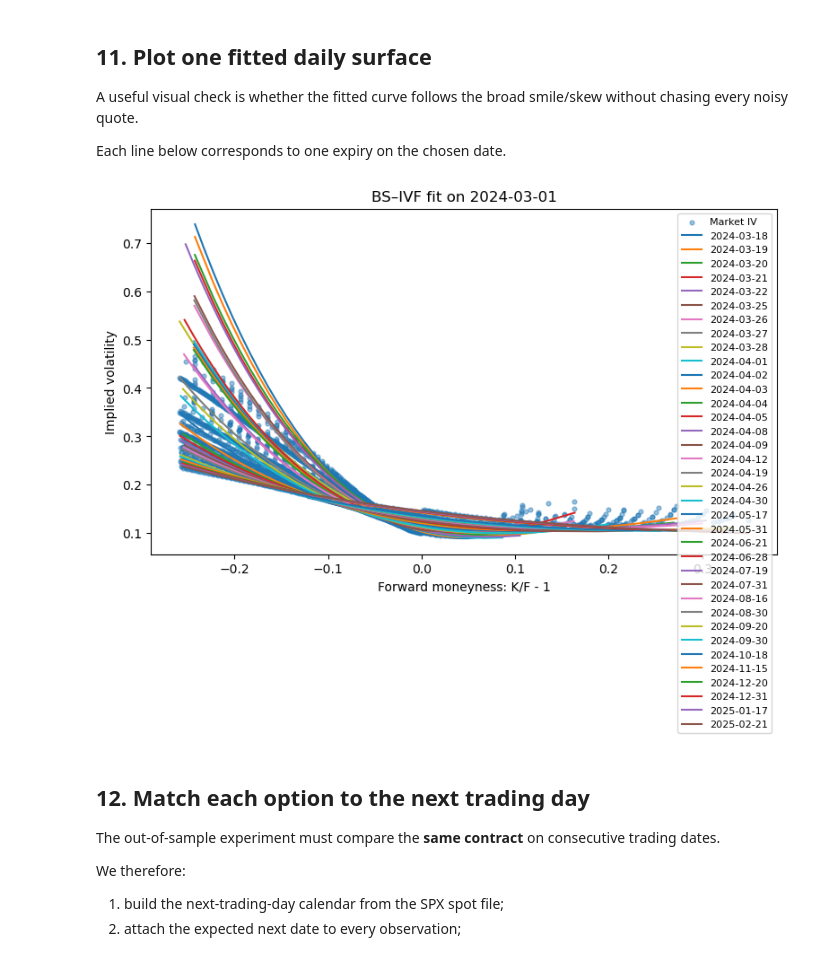
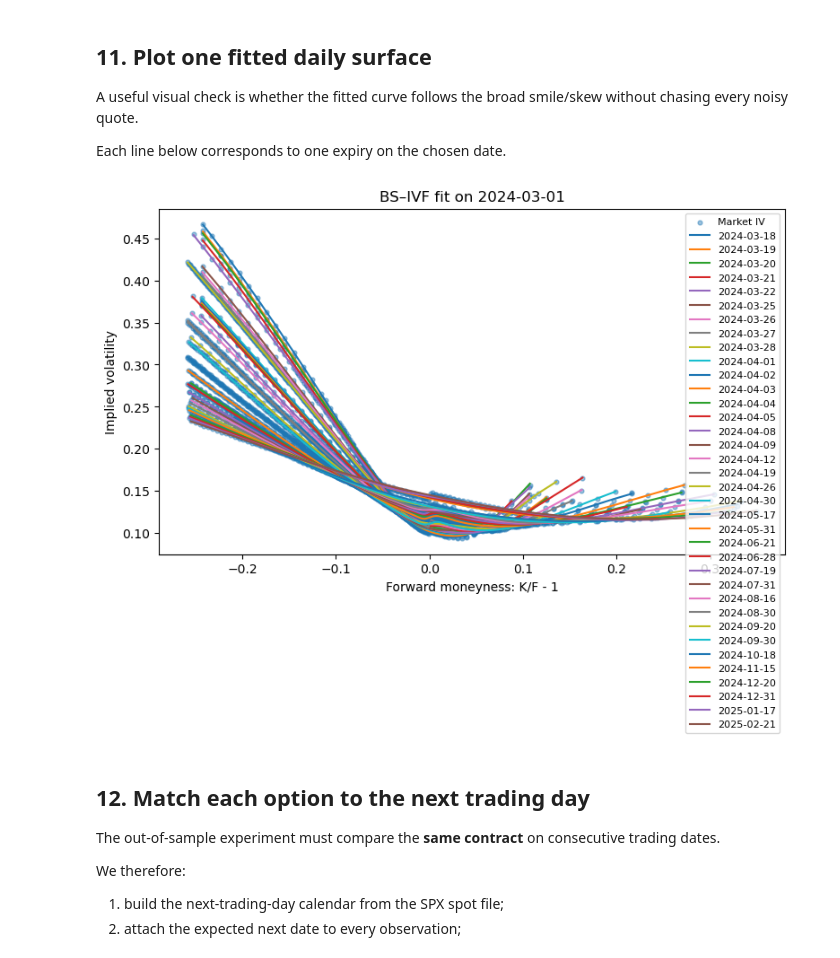
Before and after one commit to cxliuvictor/Exposition-to-NDEs, a Jupyter notebook: Codes/BS-IVF/BS_IVF_minimal_educational.ipynb, the cells around one changed output. Drawn from its saved outputs; the diff is of its cells as text; code cells hidden in the pictures.

Commit message:
cubic spline IVF (more interpolatory) fit, final BS-IVF as of now

```diff
--- a/Codes/BS-IVF/BS_IVF_minimal_educational.ipynb
+++ b/Codes/BS-IVF/BS_IVF_minimal_educational.ipynb
@@ -646,51 +639,37 @@ The fitted IV is then passed into the ordinary Black–Scholes formulas.
 
 A small positive floor is applied because an unconstrained polynomial can occasionally predict a negative volatility in the wings.
 # %%
-options = options.merge(
-    coefficients,
-    on=["date", "exdate"],
-    how="inner",
-)
+options = options.dropna(subset=["spline_iv"]).copy()
+options["spline_iv"] = options["spline_iv"].clip(0.01, 3.0)
 
-options["fitted_iv"] = (
-    options["beta_0"]
-    + options["beta_k"] * options["log_moneyness"]
-    + options["beta_k2"] * options["log_moneyness"]**2
-)
-
-options["fitted_iv"] = options["fitted_iv"].clip(0.01, 3.0)
-
-options["model_price"] = bs_price(
+options["spline_price"] = bs_price(
     options["cp_flag"].to_numpy(),
     options["forward_price"].to_numpy(),
     options["strike"].to_numpy(),
     options["T"].to_numpy(),
     options["discount"].to_numpy(),
-    options["fitted_iv"].to_numpy(),
+    options["spline_iv"].to_numpy(),
 )
 
-options["model_delta"] = bs_delta(
+options["spline_delta"] = bs_delta(
     options["cp_flag"].to_numpy(),
     options["spot"].to_numpy(),
     options["forward_price"].to_numpy(),
     options["strike"].to_numpy(),
     options["T"].to_numpy(),
     options["discount"].to_numpy(),
-    options["fitted_iv"].to_numpy(),
+    options["spline_iv"].to_numpy(),
 )
 
-options["same_day_price_error"] = (
-    options["model_price"] - options["mid"]
+spline_error = options["spline_price"] - options["mid"]
+
+print(
+    "Spline same-day RMSE:",
+    np.sqrt(np.mean(spline_error**2)),
 )
 
-same_day_rmse = np.sqrt(
-    np.mean(options["same_day_price_error"]**2)
+print(
+    "Spline same-day MAE:",
+    np.mean(np.abs(spline_error)),
 )
-
-same_day_mae = np.mean(
-    np.abs(options["same_day_price_error"])
-)
-
-print(f"Same-day price RMSE: {same_day_rmse:.4f}")
-print(f"Same-day price MAE:  {same_day_mae:.4f}")
 # %% [output]
@@ -715,35 +694,35 @@ example_date = options["date"].min()
 
 example = options[
     options["date"] == example_date
 ].copy()
 
 plt.figure(figsize=(9, 5))
 
 plt.scatter(
     example["moneyness"],
     example["market_iv"],
     s=12,
     alpha=0.45,
     label="Market IV",
 )
 
 for exdate, expiry_options in example.groupby("exdate"):
     expiry_options = expiry_options.sort_values("moneyness")
 
     plt.plot(
         expiry_options["moneyness"],
-        expiry_options["fitted_iv"],
+        expiry_options["spline_iv"],
         linewidth=1.5,
         label=str(exdate.date()),
     )
 
 plt.title(f"BS–IVF fit on {example_date.date()}")
 plt.xlabel("Forward moneyness: K/F - 1")
 plt.ylabel("Implied volatility")
 plt.legend(fontsize=8)
 plt.show()
 # %% [output]
-[figure, old version]
+[figure, new version]
 # %% [markdown]
 ## 12. Match each option to the next trading day
 
```
Also changed, not shown: parts of 12 cells of this notebook, 1 other file.
